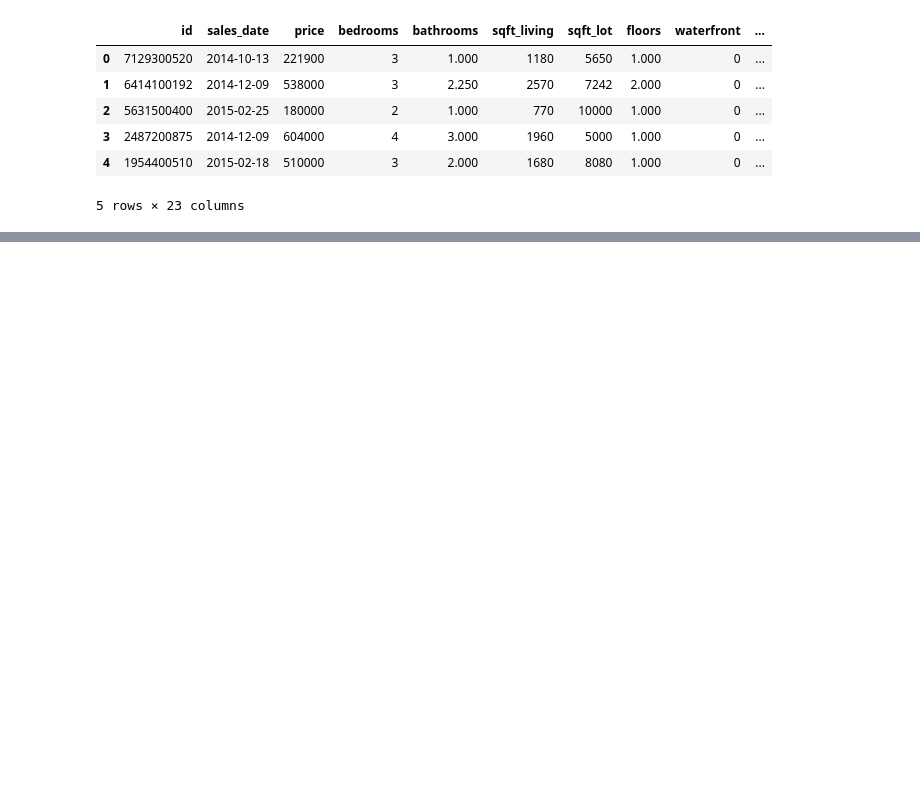
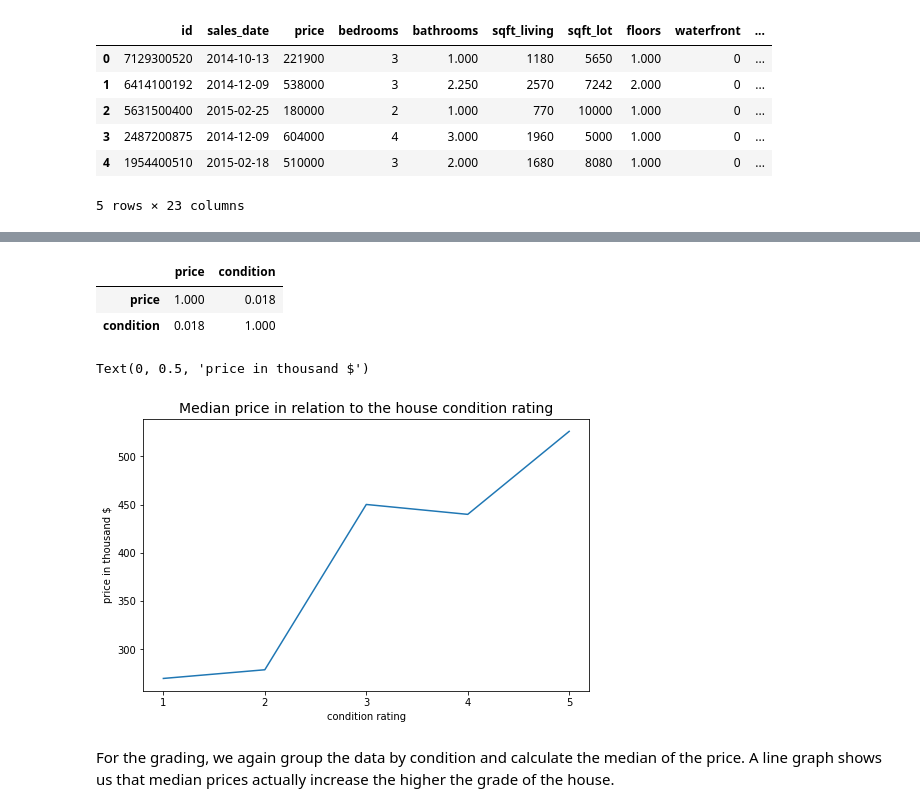
Before and after one commit to langer-net/first-eda-project, a Jupyter notebook: EDA.ipynb, the cells around one changed output, grey strips where cells are left out. Saved outputs shown, nothing was run; the diff lists cells and outputs as text; code cells hidden in the pictures; blank space fills up the shorter version.

```diff
--- a/EDA.ipynb
+++ b/EDA.ipynb
@@ -253,0 +295,4 @@ fig.show(config={'scrollZoom': False})
+# %%
+price_condition = df.groupby('condition').median()['price'].reset_index()
+price_condition.eval('price_in_thousand = price / 1000', inplace=True)
+price_condition
@@ -253,0 +306,18 @@ fig.show(config={'scrollZoom': False})
+# %%
+df[['price', 'condition']].corr(method='spearman')
+# %% [output]
+|  | price | condition |
+| price | 1.000 | 0.018 |
+| condition | 0.018 | 1.000 |
+# %%
+price_condition_fig = sns.lineplot(data= price_condition, x='condition', y='price_in_thousand')
+price_condition_fig.set_xticks([1, 2, 3, 4, 5])
+plt.title('Median price in relation to the house condition rating', fontdict={'size':14})
+plt.xlabel('condition rating')
+plt.ylabel('price in thousand $')
+# %% [output]
+Text(0, 0.5, 'price in thousand $')
+[figure, added]
+# %% [markdown]
+For the grading, we again group the data by condition and calculate the median of the price.
+A line graph shows us that median prices actually increase the higher the grade of the house.
```
Also changed, not shown: parts of 32 cells of this notebook, 6 other files.
